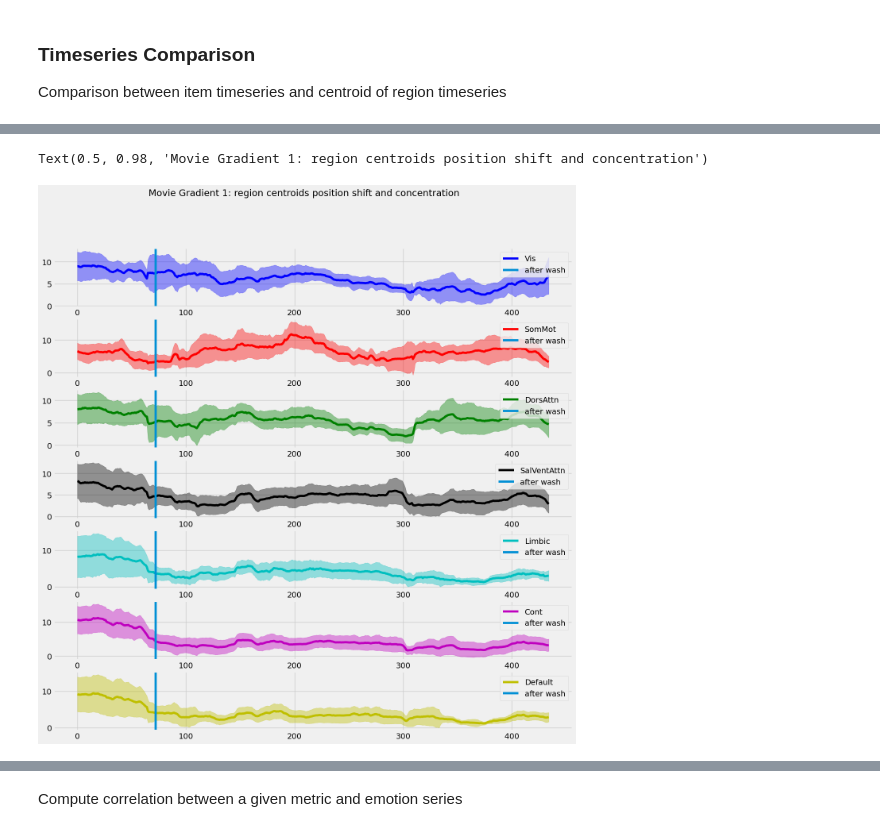
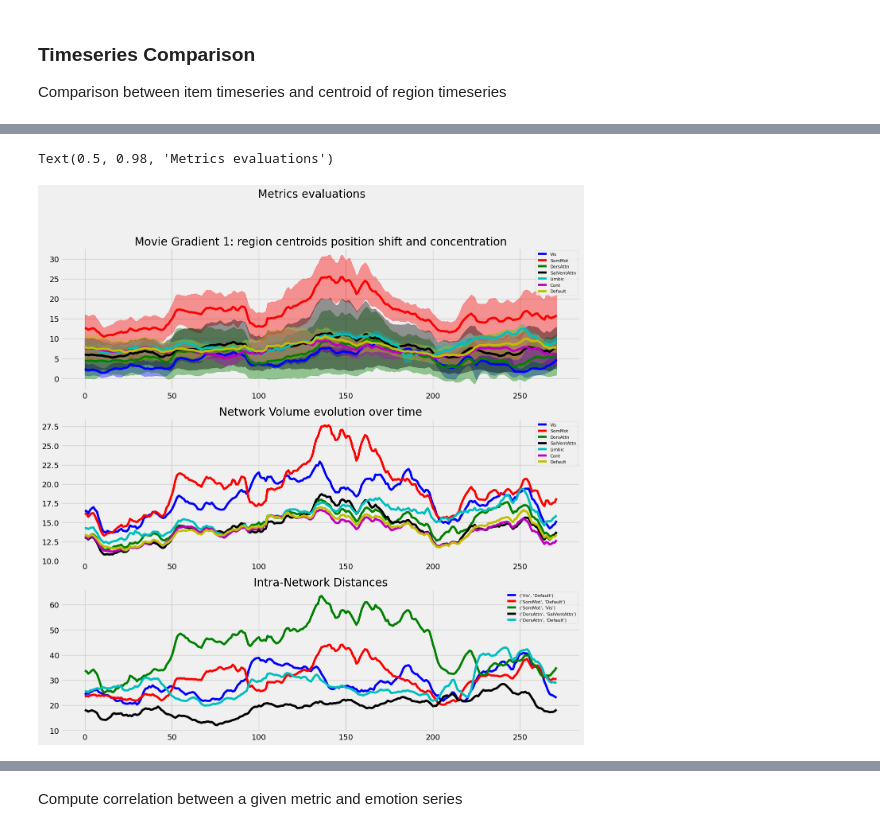
Before and after one commit to MIPLabCH/emoguide_gradients, a Jupyter notebook: 07_fmri-emotion_cohesion.ipynb, the cells around one changed output, grey strips where cells are left out. Cells and saved outputs as stored; diff of their text form; code cells hidden in the pictures.

```diff
--- a/07_fmri-emotion_cohesion.ipynb
+++ b/07_fmri-emotion_cohesion.ipynb
@@ -12,10 +12,9 @@ Movie name used for gradient: `'TC_400_sub-S09_ses-4_Sintel.csv'`. We as well in
 # %%
 # Loading Gradient Example
-regions  = list(index2region.keys())
-G_movie, varM  = load('./resources/dynamic_grad/group_level/Sintel_grad.pkl')
-G_rest , varR  = load('./resources/dynamic_grad/group_level/Rest_grad.pkl')
-
-
+networks = list(index2region.keys())
+# tmp = load('./resources/dynamic_grad/individual_level/Chatter_grad.pkl')
+# G_movie, varM = tmp['S30']
+G_movie, varM = load('./resources/dynamic_grad/group_level/Chatter_40_grad.pkl')
 # Loading Matching Emotion Track
-full_df = pd.read_csv('./data/emotion_compile.csv')
-emo_df = full_df[full_df['filename']=='W_Sintel13.csv']
+full_df  = pd.read_csv('./data/emoFiles/emotion_compile.csv')
+emo_df   = full_df[full_df['filename']=='W_Sintel13.csv']
@@ -30,24 +26,63 @@ varR.shape
 # %%
 wash  = 93.9/ TR # duration in seconds for wash is 93.9 sec
 onset = 6 / TR # duration of onset is assumed to be 6 sec
 
-n = len(regions)
-fig, ax = plt.subplots(n,1,figsize=(15,15))
+n = len(networks)
+# fig, ax = plt.subplots(n, 1,figsize=(15,5))
+fig, ax = plt.subplots(3,1,figsize=(15,15))
+
+# METRIC 1
 grad_idx = 0
-for idx, R in enumerate(regions):
-    y = np.abs(G_movie[:,index2region[R]]).mean(axis=1)[:,grad_idx]
+for idx, R in enumerate(networks):
+    y = network_position(G_movie, R, grad_idx)
     x = np.arange(len(y))
-    error = np.abs(G_movie[:,index2region[R]]).std(axis=1)[:,grad_idx]
+    error = network_variance(G_movie, R, grad_idx)
 
-    ax[idx].plot(x,y, color=PALETTE[idx], label=R)
-    ax[idx].fill_between(x, y-error, y+error, color=PALETTE[idx], alpha=0.4)
-    ax[idx].axvline(x=wash, label='after wash')
-    ax[idx].legend(loc=1)
+    # ax[idx].plot(x,y, color=PALETTE[idx], label=R)
+    # ax[idx].fill_between(x, y-error, y+error, color=PALETTE[idx], alpha=0.4)
+    # ax[idx].axvline(x=wash, label='after wash')
+    # ax[idx].legend(loc=1)
+
+    ax[0].plot(x,y, color=PALETTE[idx], label=R)
+    ax[0].fill_between(x, y-error, y+error, color=PALETTE[idx], alpha=0.4)
+    ax[0].legend(loc=1, prop={'size':8})
     # ax[idx].set_ylim(0, 30)
-plt.suptitle("Movie Gradient {}: region centroids position shift and concentration".format(grad_idx + 1))
+# ax[0].axvline(x=wash, label='after wash')
+ax[0].set_title("Movie Gradient {}: region centroids position shift and concentration".format(grad_idx + 1))
+
+# METRIC 2
+for idx, R in enumerate(networks):
+
+    y = np.asarray([network_volume(G_movie[t], R)
+                    for t in range(len(G_movie))])
+    x = np.arange(len(y))
+
+    ax[1].plot(x,y, color=PALETTE[idx], label=R)
+    # ax[1].fill_between(x, y-error, y+error, color=PALETTE[idx], alpha=0.4)
+    ax[1].legend(loc=1, prop={'size':8})
+    # ax[idx].set_ylim(0, 30)
+# ax[1].axvline(x=wash, label='after wash')
+ax[1].set_title("Network Volume evolution over time")
+
+# METRIC 3
+pairs = [("Vis", "Default"), ("SomMot", "Default"),
+        ("SomMot", "Vis"), ("DorsAttn", "SalVentAttn"),
+        ("DorsAttn", "Default")]
+
+for idx, pair in enumerate(pairs):
+    p1,p2 = pair
+    y = np.asarray([networks_distance(G_movie[t], G_movie[t], p1, p2)
+                    for t in range(len(G_movie))])
+    x = np.arange(len(y))
+    ax[2].plot(x,y, color=PALETTE[idx], label=pair)
+    # ax[1].fill_between(x, y-error, y+error, color=PALETTE[idx], alpha=0.4)
+    ax[2].legend(loc=1, prop={'size':8})
+ax[2].set_title("Intra-Network Distances")
+
+plt.suptitle("Metrics evaluations".format(grad_idx + 1), size=20)
 # %% [output]
-Text(0.5, 0.98, 'Movie Gradient 1: region centroids position shift and concentration')
+Text(0.5, 0.98, 'Metrics evaluations')
-[figure, old version]
+[figure, new version]
 # %%
 # emotions = "Interest, Joy, Surprise, Sadness, Anger, Disgust, Contempt, Self-Hostility, Fear, Shame, Shyness, Guilt".split(',')
 # select   = ["Anxiety", "Anger", "Sad",  "Calm", "Satisfaction",  "Love", "Happiness", "Alert"]
```
Also changed, not shown: parts of 19 cells of this notebook, 8 other files.
